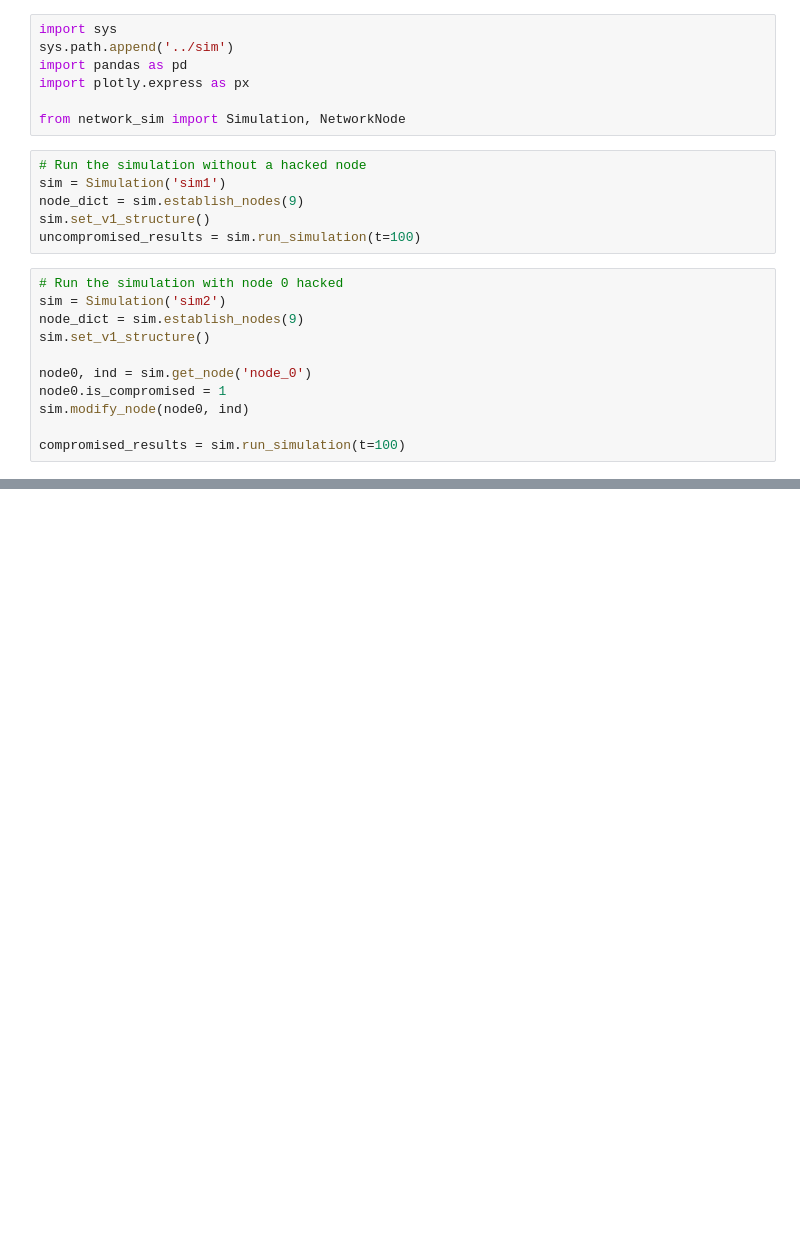
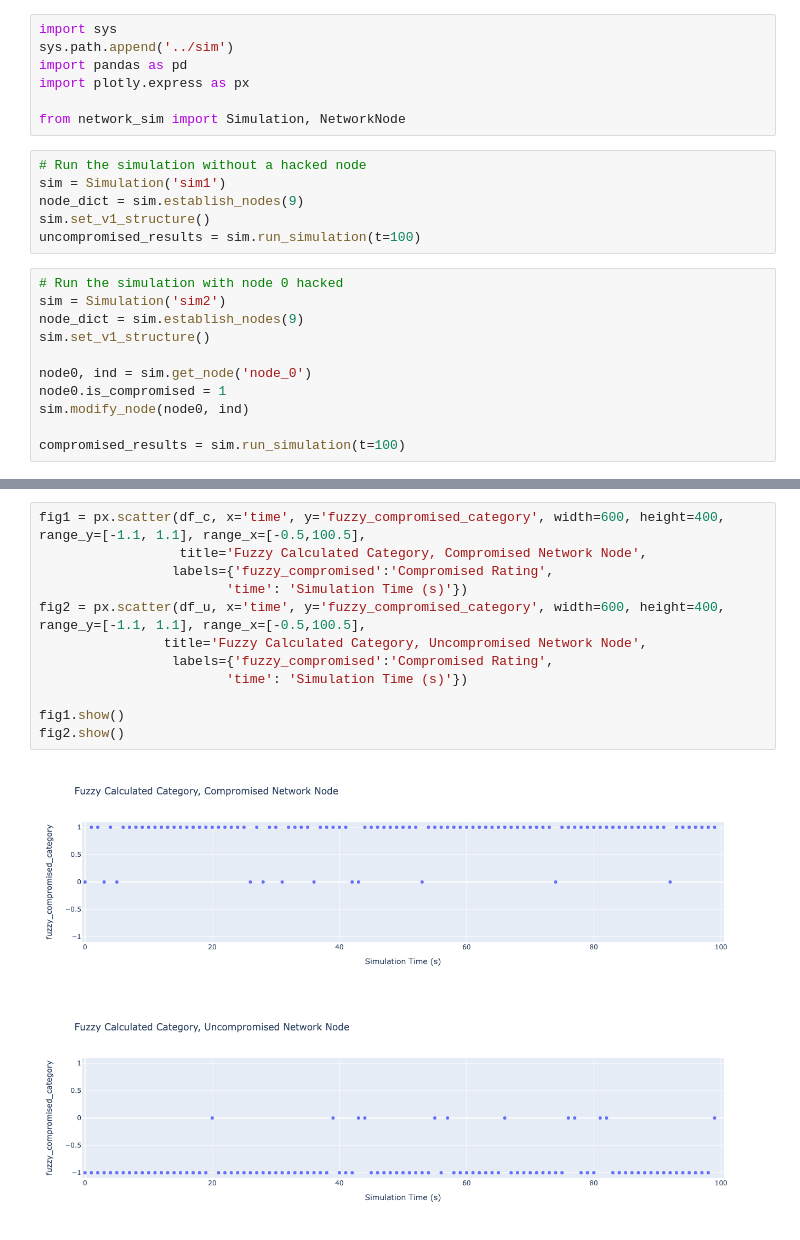
Before and after one commit to carleen/fuzzy-defender, a Jupyter notebook: notebooks/2023-10-15.ipynb, the cells around one changed output, grey strips where cells are left out. Cells and saved outputs as stored; diff of their text form; blank space fills up the shorter version.

```diff
--- a/notebooks/2023-10-15.ipynb
+++ b/notebooks/2023-10-15.ipynb
@@ -49,0 +50,15 @@ fig2.show()
+# %%
+fig1 = px.scatter(df_c, x='time', y='fuzzy_compromised_category', width=600, height=400, range_y=[-1.1, 1.1], range_x=[-0.5,100.5],
+                  title='Fuzzy Calculated Category, Compromised Network Node',
+                 labels={'fuzzy_compromised':'Compromised Rating',
+                        'time': 'Simulation Time (s)'})
+fig2 = px.scatter(df_u, x='time', y='fuzzy_compromised_category', width=600, height=400, range_y=[-1.1, 1.1], range_x=[-0.5,100.5],
+                title='Fuzzy Calculated Category, Uncompromised Network Node',
+                 labels={'fuzzy_compromised':'Compromised Rating',
+                        'time': 'Simulation Time (s)'})
+
+fig1.show()
+fig2.show()
+# %% [output]
+[figure, added]
+[figure, added]
```
Also changed, not shown: parts of 2 cells of this notebook, 1 other file.
